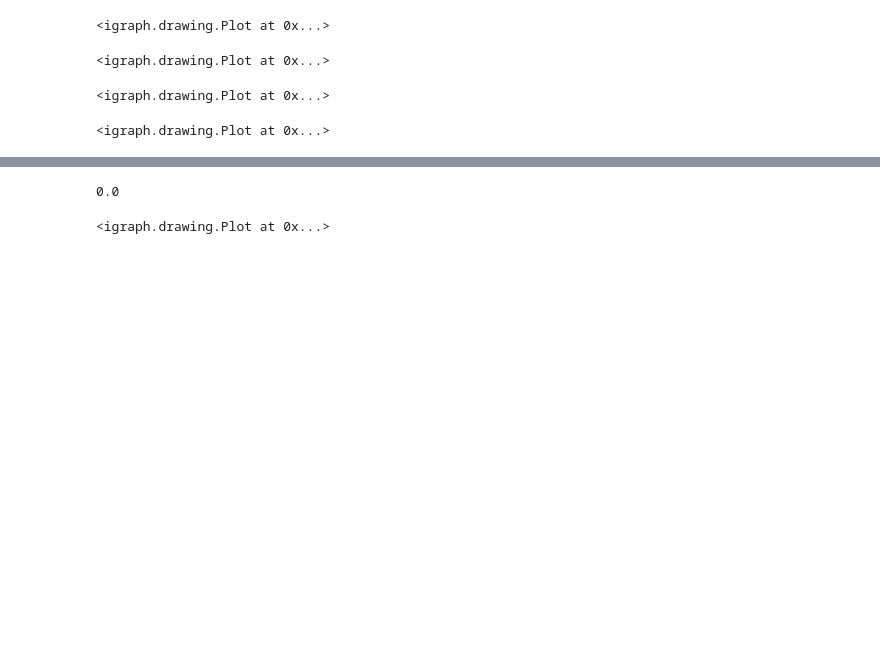
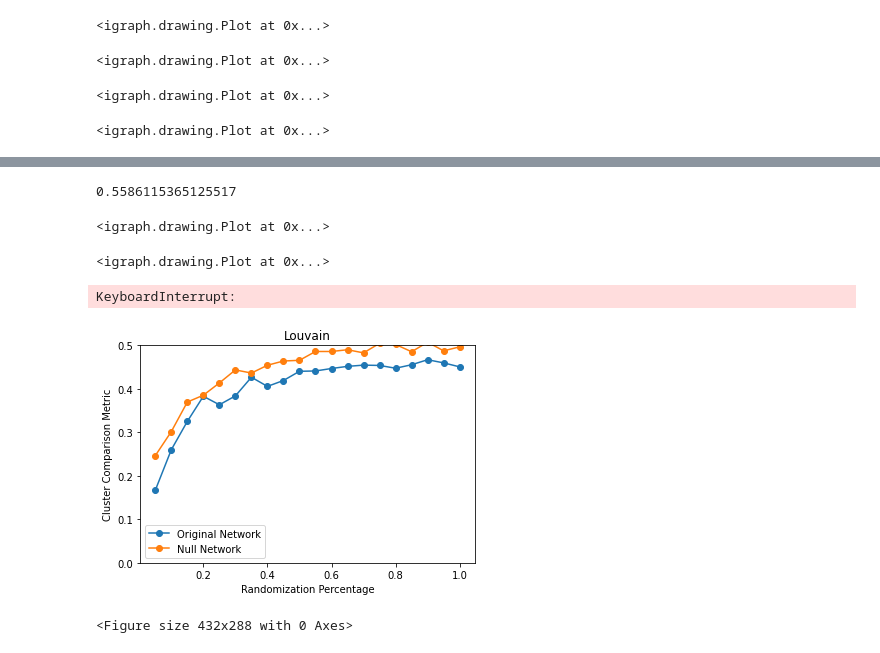
Before and after one commit to ericssimpson/robust-community-detection, a Jupyter notebook: report.ipynb, the cells around one changed output, grey strips where cells are left out. Drawn from its saved outputs; the diff is of its cells as text; code cells hidden in the pictures; blank space fills up the shorter version.

Commit message:
graph generation

```diff
--- a/report.ipynb
+++ b/report.ipynb
@@ -79,8 +74,9 @@ Null Membership:  [0, 1, 2, 2, 1, 3, 0, 3, 4, 1, 0, 0, 2, 0, 3, 0, 2, 1, 4, 0, 3
 rewire_compl_test = rewire_compl(data=graph, number=1, community=base_membership, method="optimal", measure="vi")
 print(rewire_compl_test['Measure'])
 rewire_test_communities = method_community(graph=rewire_compl_test['graph_rewire'], method="optimal")
-plot = ig.plot(rewire_test_communities, mark_groups=True, **visual_style_1)
+plot = ig.plot(rewire_compl_test['graph_rewire'], layout=layout_1)
+plot.save("__report__/rewire_graph.png")
 plot
 # %% [output]
-0.0
+0.5586115365125517
 <igraph.drawing.Plot at 0x...>
@@ -92,0 +83,20 @@ plot
+# %%
+nx_graph = graph.to_networkx()
+nx_rewire_graph = rewire_compl_test['graph_rewire'].to_networkx()
+nx_difference_graph = nx.difference(nx_graph, nx_rewire_graph)
+difference_graph = ig.Graph.from_networkx(nx_difference_graph)
+plot = ig.plot(difference_graph, layout=layout_1)
+plot.save("__report__/difference_graph.png")
+plot
+# %% [output]
+<igraph.drawing.Plot at 0x...>
+# %%
+methods = ['louvain', 'walktrap', 'leadingeigen', 'fastgreedy', 'labelprop', 'infomap', 'leiden']
+# %% [output]
+KeyboardInterrupt:
+# %%
+output_1 = robin_robust(graph=graph, graph_random=graph_random, method="louvain")
+plot_1 = plot_robin(graph, output_1["Mean"], output_1["MeanRandom"], legend=("Original Network", "Null Network"), title="Louvain", save=True, path="__report__/robust_louvain.png")
+# %% [output]
+[figure, added]
+<Figure size 432x288 with 0 Axes>
```
Also changed, not shown: parts of 16 cells of this notebook, 18 other files.
